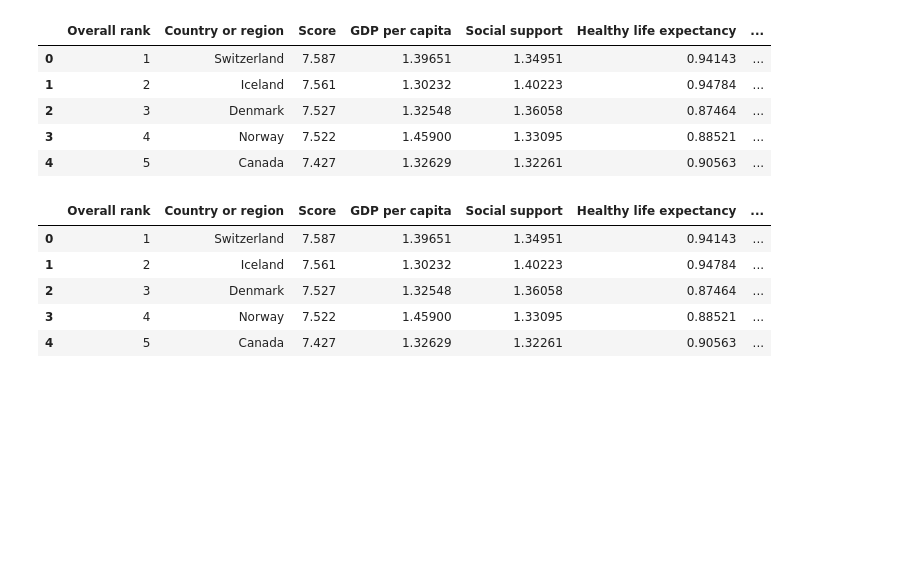
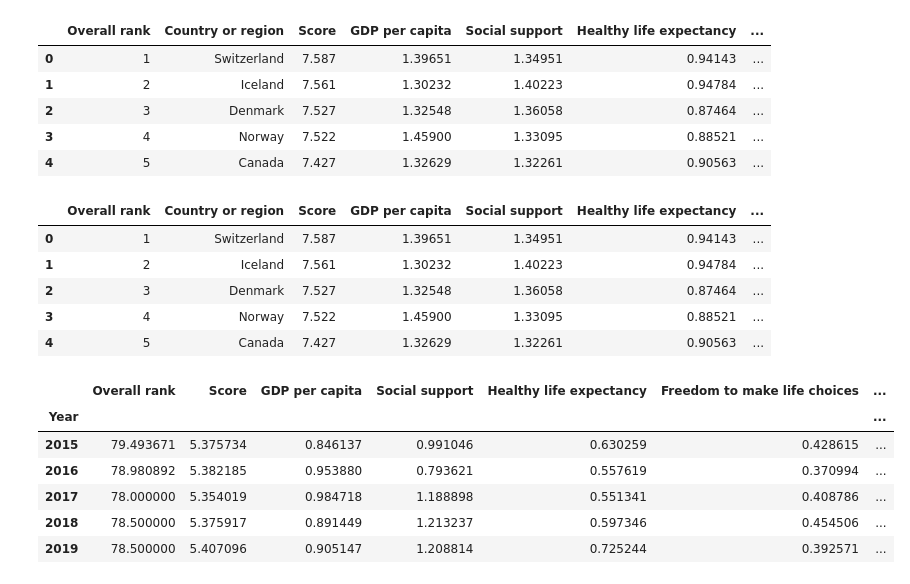
Before and after one commit to kylejamar06/HapPyWorld, a Jupyter notebook: Happy.ipynb, the cells around one changed output. Cells and saved outputs as stored; diff of their text form; code cells hidden in the pictures; blank space fills up the shorter version.

Commit message:
started groupby

```diff
--- a/Happy.ipynb
+++ b/Happy.ipynb
@@ -168,3 +168,14 @@ combined_data.head()
 # %%
 # Export to review in Excel
 # combined_data.to_csv(r'C:\Users\simon\OneDrive\Desktop\combined_data.csv', index = False)
+# %%
+year_pivot = combined_data.groupby(["Year"]).mean()
+year_pivot
+# %% [output]
+|  | Overall rank | Score | GDP per capita | Social support | Healthy life expectancy | Freedom to make life choices | ... |
+| Year |  |  |  |  |  |  | ... |
+| 2015 | 79.493671 | 5.375734 | 0.846137 | 0.991046 | 0.630259 | 0.428615 | ... |
+| 2016 | 78.980892 | 5.382185 | 0.953880 | 0.793621 | 0.557619 | 0.370994 | ... |
+| 2017 | 78.000000 | 5.354019 | 0.984718 | 1.188898 | 0.551341 | 0.408786 | ... |
+| 2018 | 78.500000 | 5.375917 | 0.891449 | 1.213237 | 0.597346 | 0.454506 | ... |
+| 2019 | 78.500000 | 5.407096 | 0.905147 | 1.208814 | 0.725244 | 0.392571 | ... |
```
